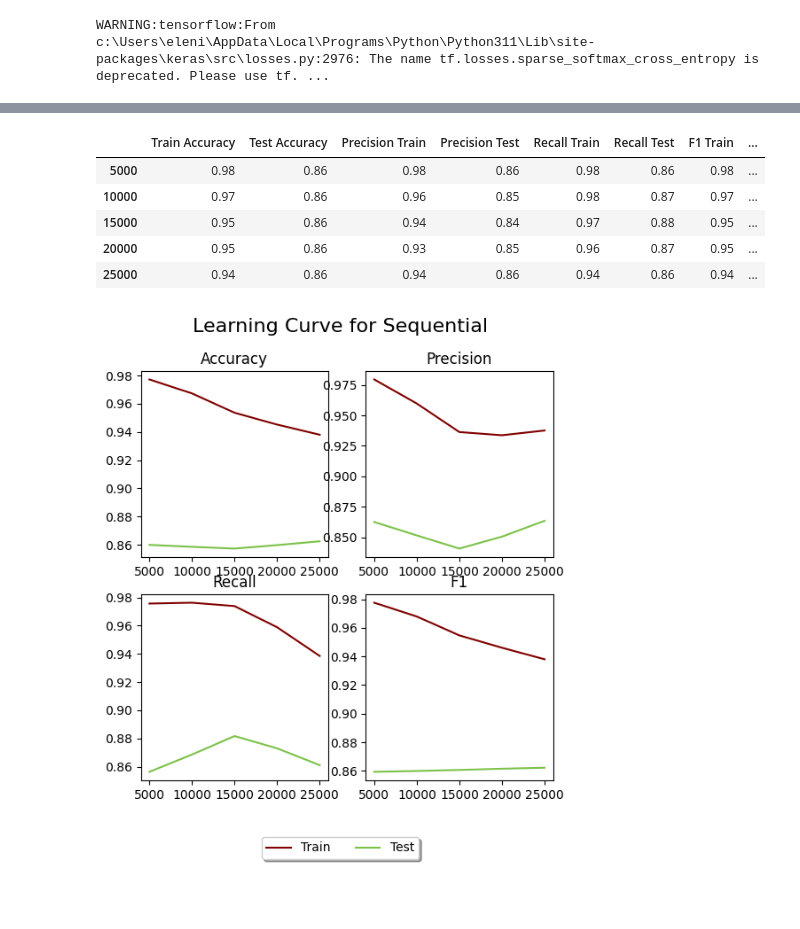
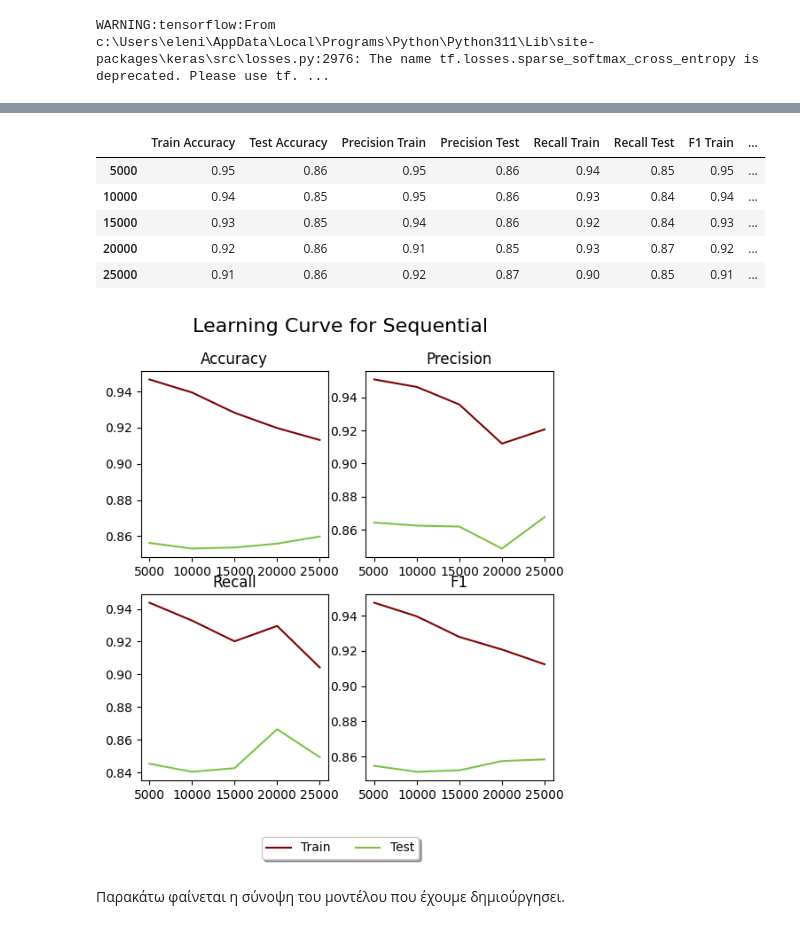
Before and after one commit to MariaSchoinaki/Imdb-classification-ML, a Jupyter notebook: src/MLP.ipynb, the cells around one changed output, grey strips where cells are left out. Cells and saved outputs as stored; diff of their text form; code cells hidden in the pictures; blank space fills up the shorter version.

```diff
--- a/src/MLP.ipynb
+++ b/src/MLP.ipynb
@@ -22,9 +36,10 @@ from sklearn.feature_extraction.text import CountVectorizer
 
 # min-df --> when building the vocabulary ignore terms that have a document frequency strictly lower than the given threshold.
 binary_vectorizer = CountVectorizer(binary=True, min_df=100)
-x_train_imdb_binary = binary_vectorizer.fit_transform(x_train_imdb)
-x_test_imdb_binary = binary_vectorizer.transform(x_test_imdb)
+x_train_binary = binary_vectorizer.fit_transform(x_train)
+x_test_binary = binary_vectorizer.transform(x_test)
 print(
     'Vocabulary size:', len(binary_vectorizer.vocabulary_)
 )
+voc = len(binary_vectorizer.vocabulary_)
 # %% [output]
@@ -54,3 +53,6 @@ class CenteredEmbeddingLayer(Layer):
+# %%
+x_train_binary = x_train_binary.toarray()
+x_test_binary = x_test_binary.toarray()
 # %%
 from tensorflow.keras.models import Sequential
 from tensorflow.keras.layers import Dense, Flatten, Embedding
@@ -59,7 +63,7 @@ from IPython.display import Image
 # %%
 model = Sequential()
-model.add(Embedding(input_dim=3834, output_dim=5,input_length=3834))
-model.add(Dense(32, activation='relu', input_shape=(3834,)))
+model.add(Embedding(input_dim=voc, output_dim=5,input_length=voc))
+model.add(Dense(32, activation='relu', input_shape=(voc,)))
 model.add(tf.keras.layers.Dropout(rate=0.2))
 model.add(Dense(32, activation='relu'))
 model.add(Flatten())
@@ -67,8 +71,5 @@ model.add(Dense(1, activation='sigmoid'))
 
 model.compile(optimizer='adam', loss='binary_crossentropy', metrics=['accuracy'])
 
-#y_train_imdb = np.expand_dims(y_train_imdb, axis=1)
-#y_test_imdb = np.expand_dims(y_train_imdb, axis=1)
-
-history = model.fit(x_train_imdb_binary, y_train_imdb, epochs=4, batch_size=32)
+history = model.fit(x_train_binary, y_train, epochs=4, batch_size=32, validation_split=0.2)
 # %% [output]
@@ -104,3 +113,3 @@ weighted avg       0.87      0.87      0.87     25000
 # %%
-dat = classification_data(model, x_train_imdb_binary, y_train_imdb, x_test_imdb_binary, y_test_imdb, 5, model='Sequential')
+dat = classification_data(model, x_train_binary, y_train, x_test_binary, y_test, 5, model='Sequential')
 # %% [output]
@@ -122,16 +134,18 @@ dat = classification_data(model, x_train_imdb_binary, y_train_imdb, x_test_imdb_
 # %%
-dat_table = classification_table(dat, x_train_imdb_binary)
+dat_table = classification_table(dat, x_train_binary)
 ipd.display(dat_table)
 
 r = classification_plots(dat)
 # %% [output]
 |  | Train Accuracy | Test Accuracy | Precision Train | Precision Test | Recall Train | Recall Test | F1 Train | ... |
-| 5000 | 0.98 | 0.86 | 0.98 | 0.86 | 0.98 | 0.86 | 0.98 | ... |
-| 10000 | 0.97 | 0.86 | 0.96 | 0.85 | 0.98 | 0.87 | 0.97 | ... |
-| 15000 | 0.95 | 0.86 | 0.94 | 0.84 | 0.97 | 0.88 | 0.95 | ... |
-| 20000 | 0.95 | 0.86 | 0.93 | 0.85 | 0.96 | 0.87 | 0.95 | ... |
-| 25000 | 0.94 | 0.86 | 0.94 | 0.86 | 0.94 | 0.86 | 0.94 | ... |
+| 5000 | 0.95 | 0.86 | 0.95 | 0.86 | 0.94 | 0.85 | 0.95 | ... |
+| 10000 | 0.94 | 0.85 | 0.95 | 0.86 | 0.93 | 0.84 | 0.94 | ... |
+| 15000 | 0.93 | 0.85 | 0.94 | 0.86 | 0.92 | 0.84 | 0.93 | ... |
+| 20000 | 0.92 | 0.86 | 0.91 | 0.85 | 0.93 | 0.87 | 0.92 | ... |
+| 25000 | 0.91 | 0.86 | 0.92 | 0.87 | 0.90 | 0.85 | 0.91 | ... |
-[figure, old version]
+[figure, new version]
+# %% [markdown]
+Παρακάτω φαίνεται η σύνοψη του μοντέλου που έχουμε δημιούργησει.
 # %%
 print(model.summary())
 # %% [output]
```
Also changed, not shown: parts of 36 cells of this notebook.
